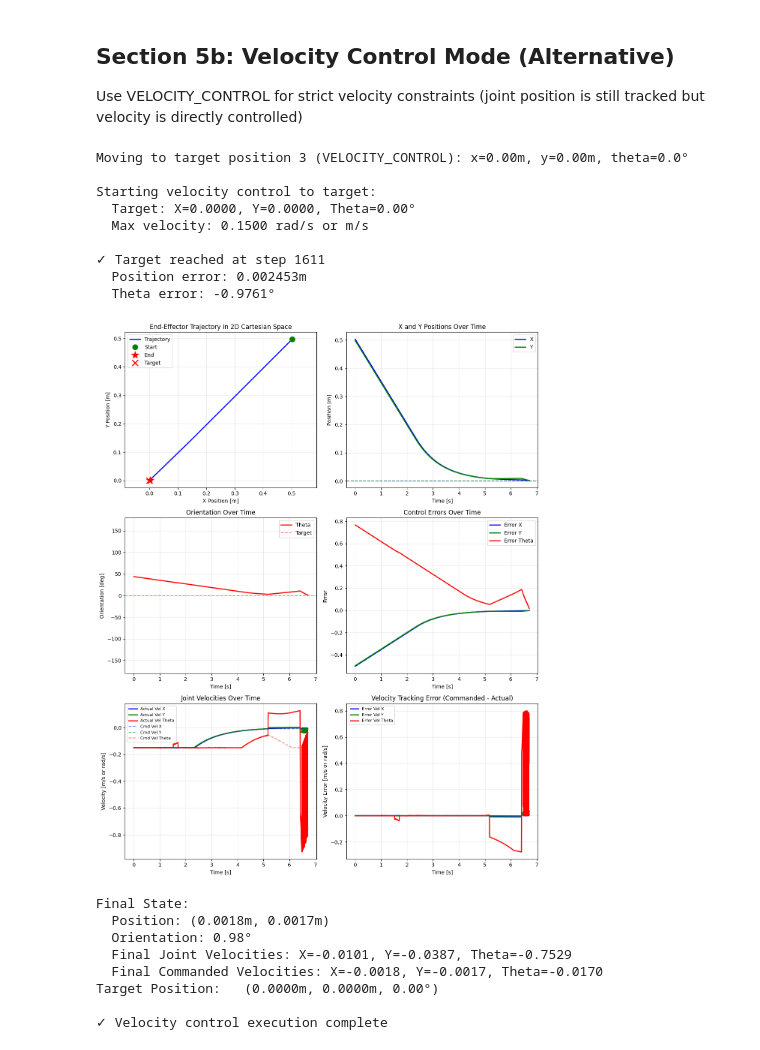
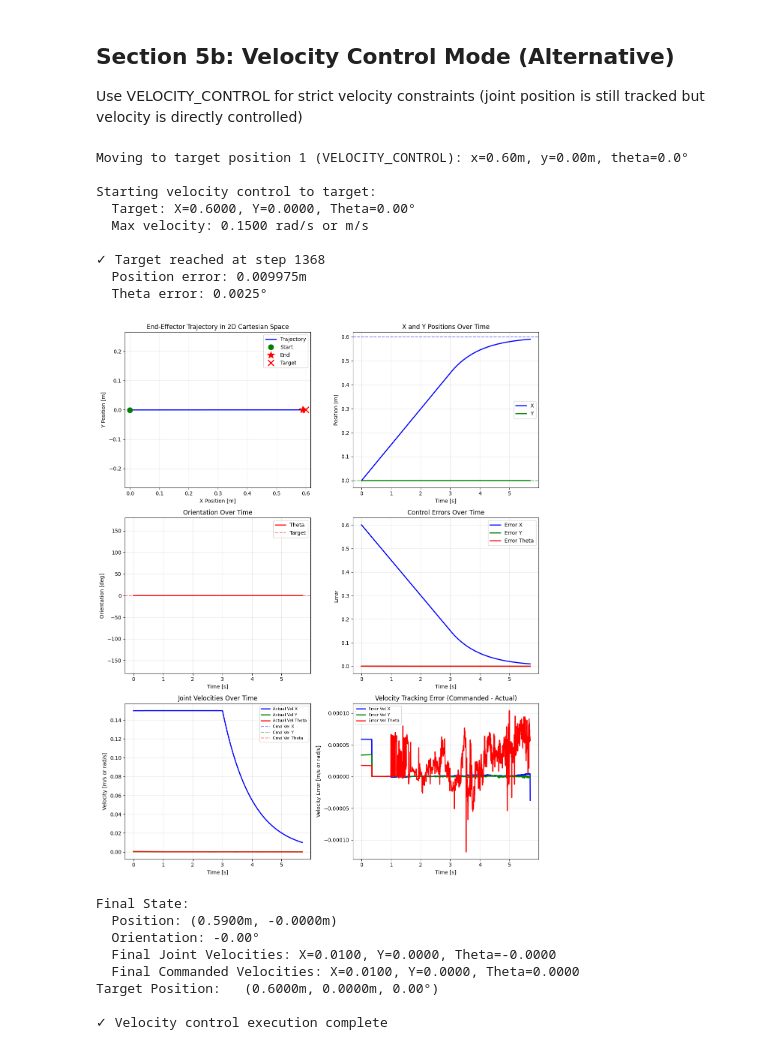
Before and after one commit to CearLab/earth_moving, a Jupyter notebook: earth_moving/clutter/shovel/scratchpad_shovel_command.ipynb, the cells around one changed output. Drawn from its saved outputs; the diff is of its cells as text; code cells hidden in the pictures.

```diff
--- a/earth_moving/clutter/shovel/scratchpad_shovel_command.ipynb
+++ b/earth_moving/clutter/shovel/scratchpad_shovel_command.ipynb
@@ -94,8 +79,14 @@ Joint 2:
 # %%
 # Define test target positions
 # Format: [x (m), y (m), theta (rad)]
+# test_positions = [
+#     [1.0, 0.0, 0.0],
+#     [0.5, 0.5, np.pi/4],
+#     [0.0, 0.0, 0.0],          # Position 3: Origin
+#     [0.5, -0.5, -np.pi/4]
+# ]
 test_positions = [
-    [1.0, 0.0, 0.0],
+    [0.6, 0.0, 0.0],
     [0.5, 0.5, np.pi/4],
     [0.0, 0.0, 0.0],          # Position 3: Origin
     [0.5, -0.5, -np.pi/4]
@@ -113,62 +104,69 @@ Test Positions (x [m], y [m], theta [deg]):
 # %% [markdown]
 ## Section 5a: Execute Sequential Control and Visualize Trajectory
 # %%
-# Execute movement to a target position
-target_idx = 0
-target = test_positions[target_idx]
+# # Execute movement to a target position
+# target_idx = 0
+# target = test_positions[target_idx]
 
-print(f"Moving to target position {target_idx + 1}: x={target[0]:.2f}m, y={target[1]:.2f}m, theta={np.degrees(target[2]):.1f}°\n")
+# print(f"Moving to target position {target_idx + 1}: x={target[0]:.2f}m, y={target[1]:.2f}m, theta={np.degrees(target[2]):.1f}°\n")
 
-trajectory, errors, joint_velocities, target_velocities = controller.apply_cartesian_control_sequential(
-    target[0], target[1], target[2],
-    max_force=100,
-    max_velocity=0.01,
-    total_steps=200
-)
+# trajectory, errors, joint_velocities, target_velocities = controller.apply_cartesian_control_sequential(
+#     target[0], target[1], target[2],
+#     # max_force=100,
+#     max_force=10,
+#     max_velocity=0.01,
+#     total_steps=200
+# )
 
-# Plot results with joint velocities and target velocities
-controller.plot_trajectory_results(trajectory, errors, target, joint_velocities, target_velocities)
+# # Plot results with joint velocities and target velocities
+# controller.plot_trajectory_results(trajectory, errors, target, joint_velocities, target_velocities)
 
-print(f"\n✓ Control execution complete")
+# print(f"\n✓ Control execution complete")
 # %% [markdown]
 ## Section 5b: Velocity Control Mode (Alternative)
 Use VELOCITY_CONTROL for strict velocity constraints (joint position is still tracked but velocity is directly controlled)
 # %%
 # Test velocity control mode (tracks position while enforcing strict velocity limits)
-target_idx = 2
+# target_idx = 2
+target_idx = 0
 target = test_positions[target_idx]
 
 print(f"Moving to target position {target_idx + 1} (VELOCITY_CONTROL): x={target[0]:.2f}m, y={target[1]:.2f}m, theta={np.degrees(target[2]):.1f}°\n")
 
 trajectory_vel, errors_vel, joint_velocities_vel, commanded_velocities_vel = controller.apply_cartesian_control_velocity_mode(
     target[0], target[1], target[2],
     max_velocity=0.15,
-    max_force=1000,
+    # max_velocity=0.5,
+    max_force=5000,
+    # max_force=100,
     tolerance=0.01,
     max_steps=5000
 )
+
+# Step the simulation to ensure all commands are processed and results are updated
+# physics_env.step()
 
 # Plot results - shows actual vs commanded velocities
 controller.plot_trajectory_results(trajectory_vel, errors_vel, target, joint_velocities_vel, commanded_velocities_vel, mode='velocity')
 
 print(f"\n✓ Velocity control execution complete")
 # %% [output]
-Moving to target position 3 (VELOCITY_CONTROL): x=0.00m, y=0.00m, theta=0.0°
+Moving to target position 1 (VELOCITY_CONTROL): x=0.60m, y=0.00m, theta=0.0°
 
 Starting velocity control to target:
-  Target: X=0.0000, Y=0.0000, Theta=0.00°
+  Target: X=0.6000, Y=0.0000, Theta=0.00°
   Max velocity: 0.1500 rad/s or m/s
 
-✓ Target reached at step 1611
-  Position error: 0.002453m
-  Theta error: -0.9761°
+✓ Target reached at step 1368
+  Position error: 0.009975m
+  Theta error: 0.0025°
-[figure, old version]
+[figure, new version]
 Final State:
-  Position: (0.0018m, 0.0017m)
-  Orientation: 0.98°
-  Final Joint Velocities: X=-0.0101, Y=-0.0387, Theta=-0.7529
-  Final Commanded Velocities: X=-0.0018, Y=-0.0017, Theta=-0.0170
-Target Position:   (0.0000m, 0.0000m, 0.00°)
+  Position: (0.5900m, -0.0000m)
+  Orientation: -0.00°
+  Final Joint Velocities: X=0.0100, Y=0.0000, Theta=-0.0000
+  Final Commanded Velocities: X=0.0100, Y=0.0000, Theta=0.0000
+Target Position:   (0.6000m, 0.0000m, 0.00°)
 
 ✓ Velocity control execution complete
 # %%
```
Also changed, not shown: parts of 8 cells of this notebook, 2 other files.
